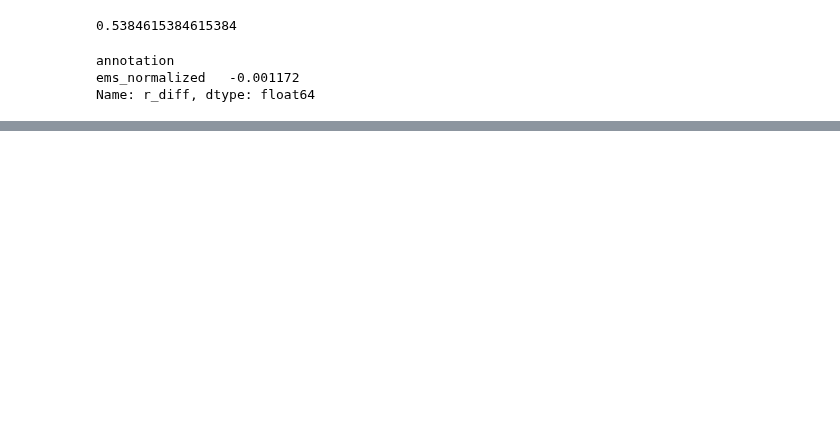
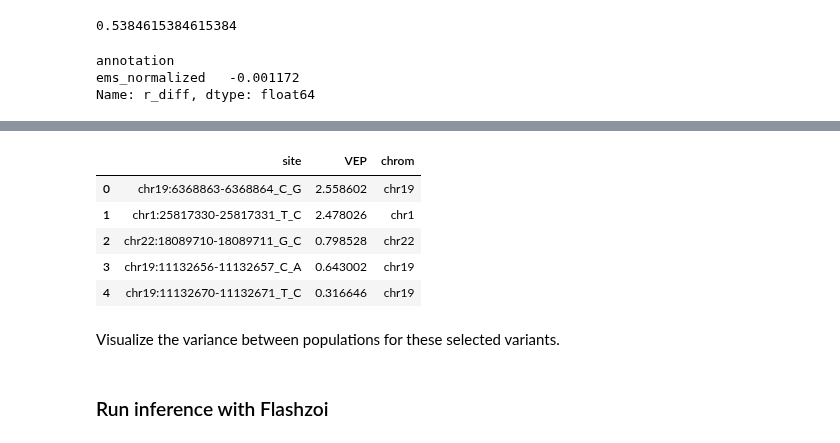
Before and after one commit to bschilder/VEP_DNA, a Jupyter notebook: notebooks/QTL_annotations.ipynb, the cells around one changed output, grey strips where cells are left out. Cells and saved outputs as stored; diff of their text form; code cells hidden in the pictures; blank space fills up the shorter version.

```diff
--- a/notebooks/QTL_annotations.ipynb
+++ b/notebooks/QTL_annotations.ipynb
@@ -145,0 +208,20 @@ Name: r_diff, dtype: float64
+# %%
+# Compute the between-superpopulation variance per site
+top_variants = (
+    vep_pops.groupby(["site", "superpopulation"])["VEP"].mean()
+    .reset_index()
+    .groupby("site")["VEP"].var()
+    .sort_values(ascending=False)
+    .reset_index()
+)
+top_variants["chrom"] = top_variants["site"].str.split(":").str[0]
+top_variants.head()
+# %% [output]
+|  | site | VEP | chrom |
+| 0 | chr19:6368863-6368864_C_G | 2.558602 | chr19 |
+| 1 | chr1:25817330-25817331_T_C | 2.478026 | chr1 |
+| 2 | chr22:18089710-18089711_G_C | 0.798528 | chr22 |
+| 3 | chr19:11132656-11132657_C_A | 0.643002 | chr19 |
+| 4 | chr19:11132670-11132671_T_C | 0.316646 | chr19 |
+# %% [markdown]
+Visualize the variance between populations for these selected variants.
@@ -145,0 +230,2 @@ Name: r_diff, dtype: float64
+# %% [markdown]
+### Run inference with Flashzoi
```
Also changed, not shown: parts of 22 cells of this notebook, 4 other files.
